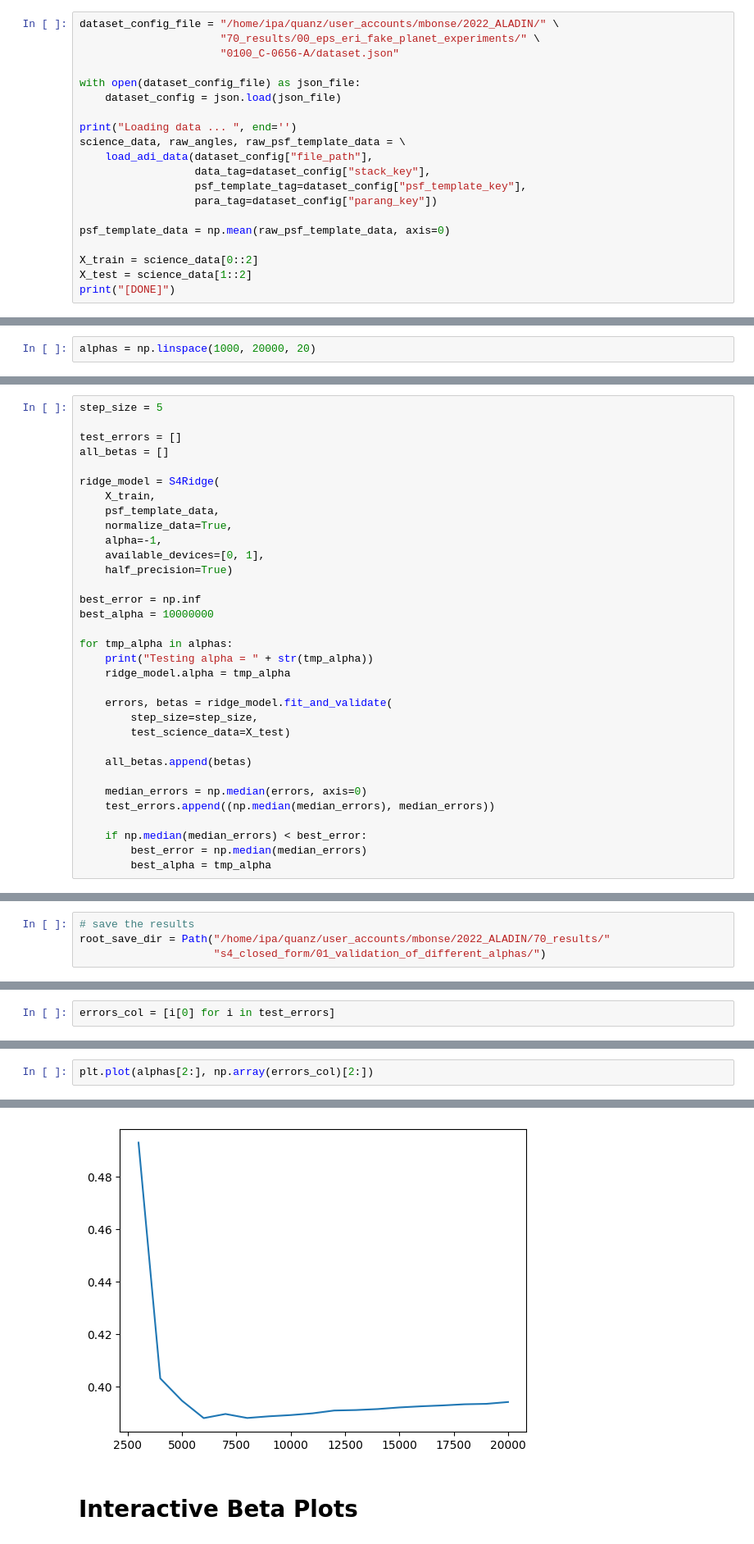
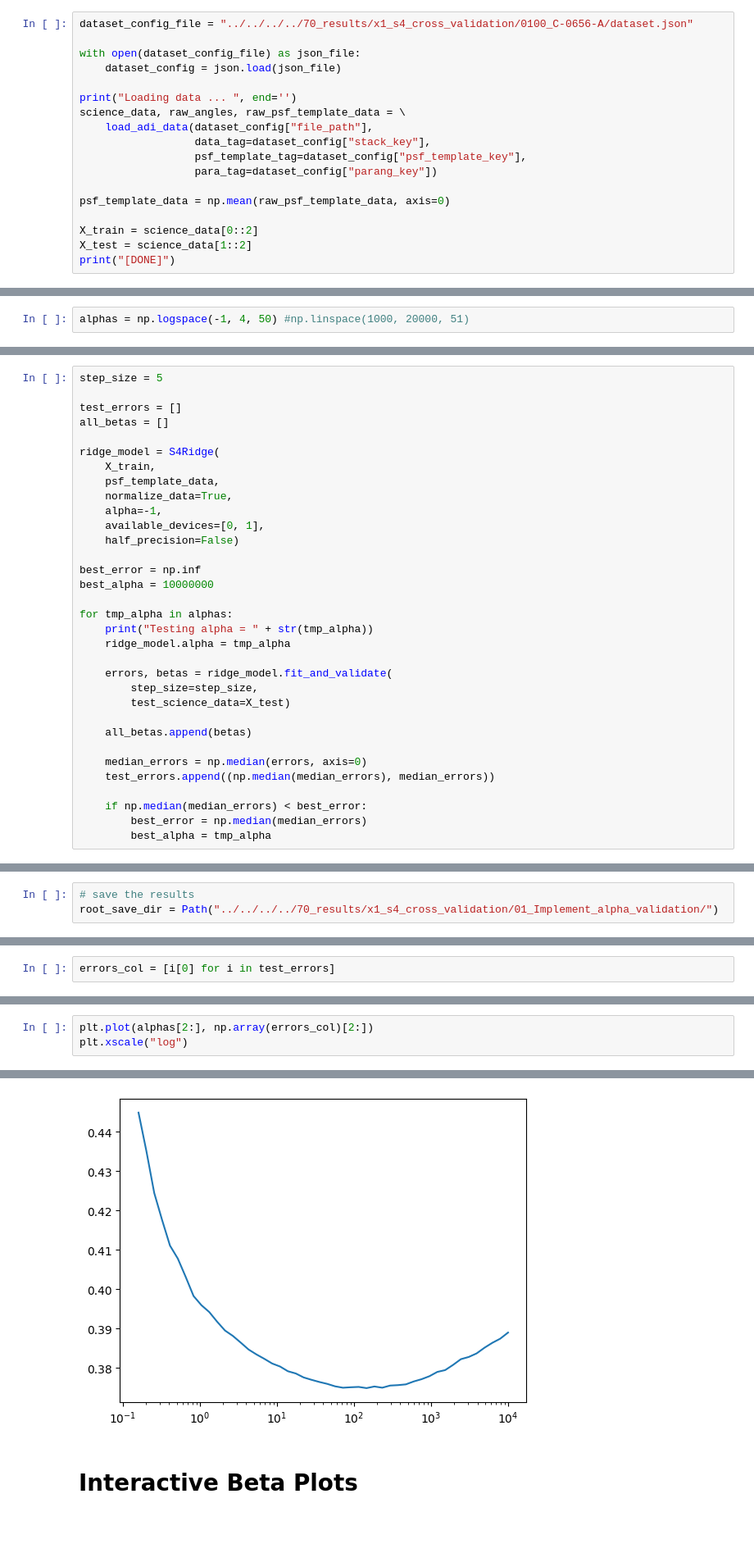
Before and after one commit to markusbonse/fours, a Jupyter notebook: notebooks/implementation/01_Implement_alpha_validation.ipynb, the cells around one changed output, grey strips where cells are left out. Shown: that part at 82% size. Saved outputs shown, nothing was run; the diff lists cells and outputs as text.

```diff
--- a/notebooks/implementation/01_Implement_alpha_validation.ipynb
+++ b/notebooks/implementation/01_Implement_alpha_validation.ipynb
@@ -12,9 +12,7 @@ from s4hci.models.noise import S4Ridge
 # %% [markdown]
 ## Load the data
 # %%
-dataset_config_file = "/home/ipa/quanz/user_accounts/mbonse/2022_ALADIN/" \
-                      "70_results/00_eps_eri_fake_planet_experiments/" \
-                      "0100_C-0656-A/dataset.json"
+dataset_config_file = "../../../../70_results/x1_s4_cross_validation/0100_C-0656-A/dataset.json"
 
 with open(dataset_config_file) as json_file:
     dataset_config = json.load(json_file)
@@ -36,7 +34,7 @@ Loading data ... [DONE]
 # %% [markdown]
 ## Test different alphas
 # %%
-alphas = np.linspace(1000, 20000, 20)
+alphas = np.logspace(-1, 4, 50) #np.linspace(1000, 20000, 51)
 # %%
 alphas
 # %% [output]
@@ -55,7 +63,7 @@ ridge_model = S4Ridge(
     normalize_data=True,
     alpha=-1,
     available_devices=[0, 1],
-    half_precision=True)
+    half_precision=False)
 
 best_error = np.inf
 best_alpha = 10000000
@@ -84,7 +94,6 @@ Testing alpha = 2000.0
 # %%
 # save the results
-root_save_dir = Path("/home/ipa/quanz/user_accounts/mbonse/2022_ALADIN/70_results/"
-                     "s4_closed_form/01_validation_of_different_alphas/")
+root_save_dir = Path("../../../../70_results/x1_s4_cross_validation/01_Implement_alpha_validation/")
 # %%
 root_save_dir / "all_betas.pkl"
 # %% [output]
@@ -111,3 +140,4 @@ errors_col = [i[0] for i in test_errors]
 # %%
 plt.plot(alphas[2:], np.array(errors_col)[2:])
+plt.xscale("log")
 # %% [output]
@@ -115,4 +144,4 @@ plt.plot(alphas[2:], np.array(errors_col)[2:])
-[figure, old version]
+[figure, new version]
 # %% [markdown]
 # Interactive Beta Plots
 # %%
```
Also changed, not shown: parts of 10 cells of this notebook, 1 other file.
